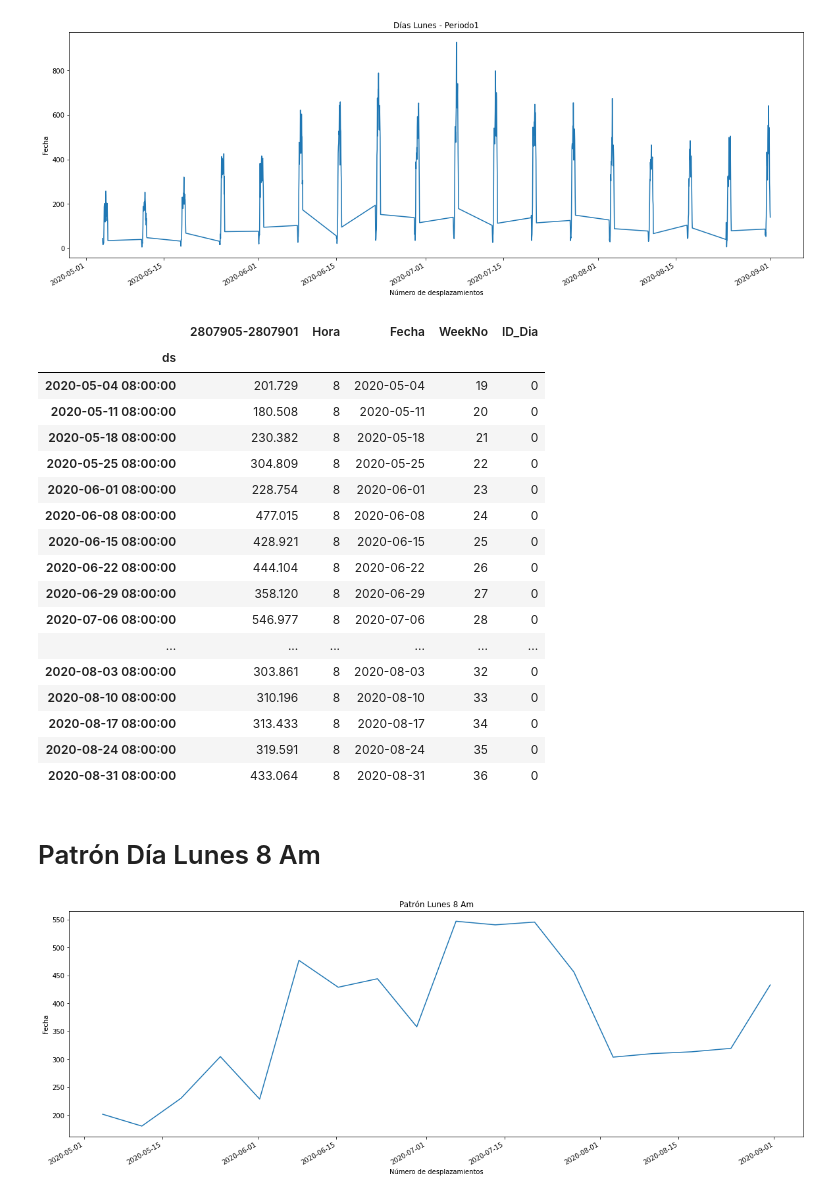
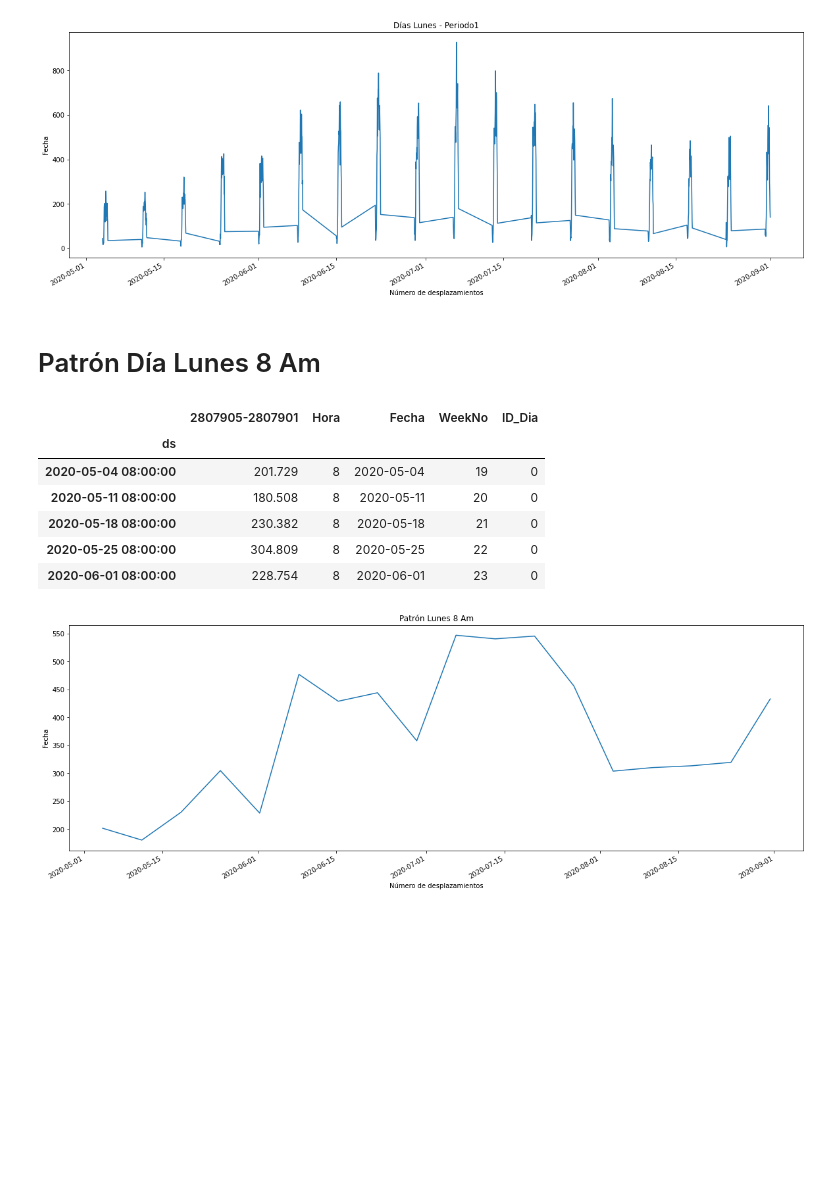
Before and after one commit to Jhonvalencia77/5to_avance, a Jupyter notebook: 0Modelo_Prophet_Lunes.ipynb, the cells around one changed output. Drawn from its saved outputs; the diff is of its cells as text; code cells hidden in the pictures; blank space fills up the shorter version.

```diff
--- a/0Modelo_Prophet_Lunes.ipynb
+++ b/0Modelo_Prophet_Lunes.ipynb
@@ -209,30 +209,19 @@ plt.ylabel('Fecha')
 plt.show()
 # %% [output]
 [figure]
-# %%
-filtrar_Hora = Lunes.loc[Lunes.loc[:,'Hora'] == 8]
-filtrar_Hora.head(50)
-# %% [output]
-|  | 2807905-2807901 | Hora | Fecha | WeekNo | ID_Dia |
-| ds |  |  |  |  |  |
-| 2020-05-04 08:00:00 | 201.729 | 8 | 2020-05-04 | 19 | 0 |
-| 2020-05-11 08:00:00 | 180.508 | 8 | 2020-05-11 | 20 | 0 |
-| 2020-05-18 08:00:00 | 230.382 | 8 | 2020-05-18 | 21 | 0 |
-| 2020-05-25 08:00:00 | 304.809 | 8 | 2020-05-25 | 22 | 0 |
-| 2020-06-01 08:00:00 | 228.754 | 8 | 2020-06-01 | 23 | 0 |
-| 2020-06-08 08:00:00 | 477.015 | 8 | 2020-06-08 | 24 | 0 |
-| 2020-06-15 08:00:00 | 428.921 | 8 | 2020-06-15 | 25 | 0 |
-| 2020-06-22 08:00:00 | 444.104 | 8 | 2020-06-22 | 26 | 0 |
-| 2020-06-29 08:00:00 | 358.120 | 8 | 2020-06-29 | 27 | 0 |
-| 2020-07-06 08:00:00 | 546.977 | 8 | 2020-07-06 | 28 | 0 |
-| ... | ... | ... | ... | ... | ... |
-| 2020-08-03 08:00:00 | 303.861 | 8 | 2020-08-03 | 32 | 0 |
-| 2020-08-10 08:00:00 | 310.196 | 8 | 2020-08-10 | 33 | 0 |
-| 2020-08-17 08:00:00 | 313.433 | 8 | 2020-08-17 | 34 | 0 |
-| 2020-08-24 08:00:00 | 319.591 | 8 | 2020-08-24 | 35 | 0 |
-| 2020-08-31 08:00:00 | 433.064 | 8 | 2020-08-31 | 36 | 0 |
 # %% [markdown]
 # Patrón Día Lunes 8 Am
+# %%
+filtrar_Hora = Lunes.loc[Lunes.loc[:,'Hora'] == 8]
+filtrar_Hora.head()
+# %% [output]
+|  | 2807905-2807901 | Hora | Fecha | WeekNo | ID_Dia |
+| ds |  |  |  |  |  |
+| 2020-05-04 08:00:00 | 201.729 | 8 | 2020-05-04 | 19 | 0 |
+| 2020-05-11 08:00:00 | 180.508 | 8 | 2020-05-11 | 20 | 0 |
+| 2020-05-18 08:00:00 | 230.382 | 8 | 2020-05-18 | 21 | 0 |
+| 2020-05-25 08:00:00 | 304.809 | 8 | 2020-05-25 | 22 | 0 |
+| 2020-06-01 08:00:00 | 228.754 | 8 | 2020-06-01 | 23 | 0 |
 # %%
 filtrar_Hora[filtrar_Hora.columns[0]].plot(figsize=(20,7), legend=None, title='Patrón Lunes 8 Am')
 plt.xlabel('Número de desplazamientos')
```
Also changed, not shown: parts of 14 cells of this notebook, 2 other files.
